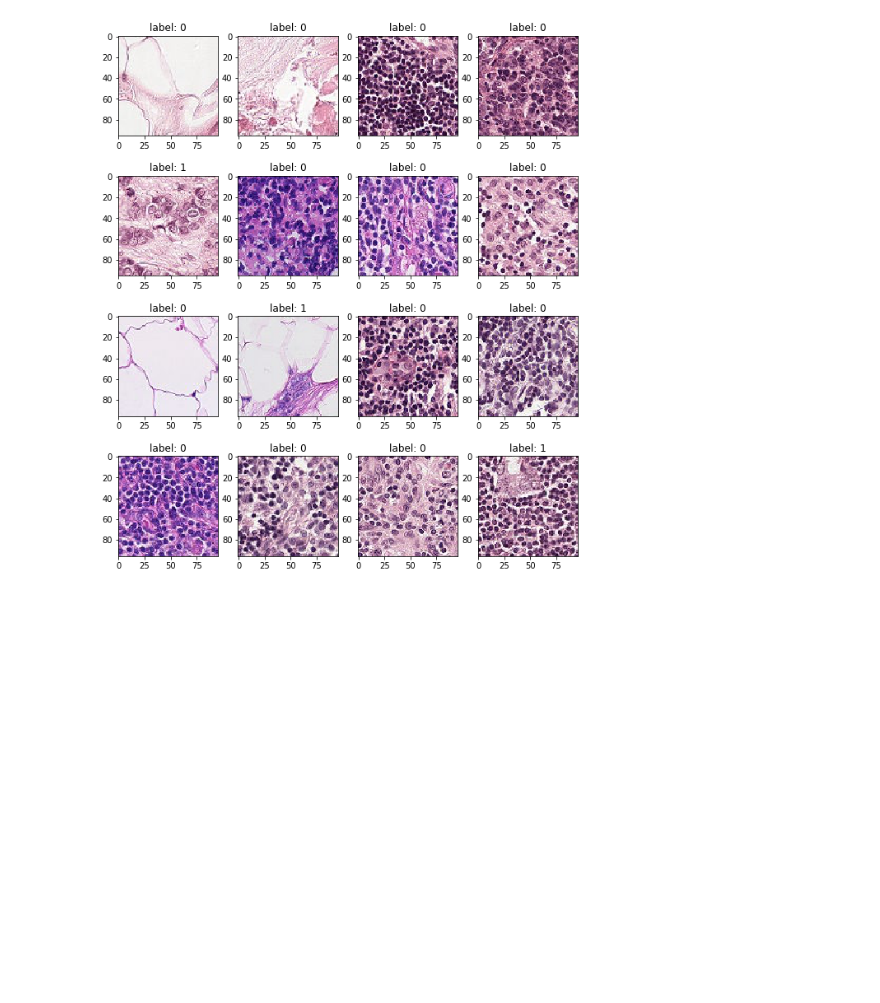
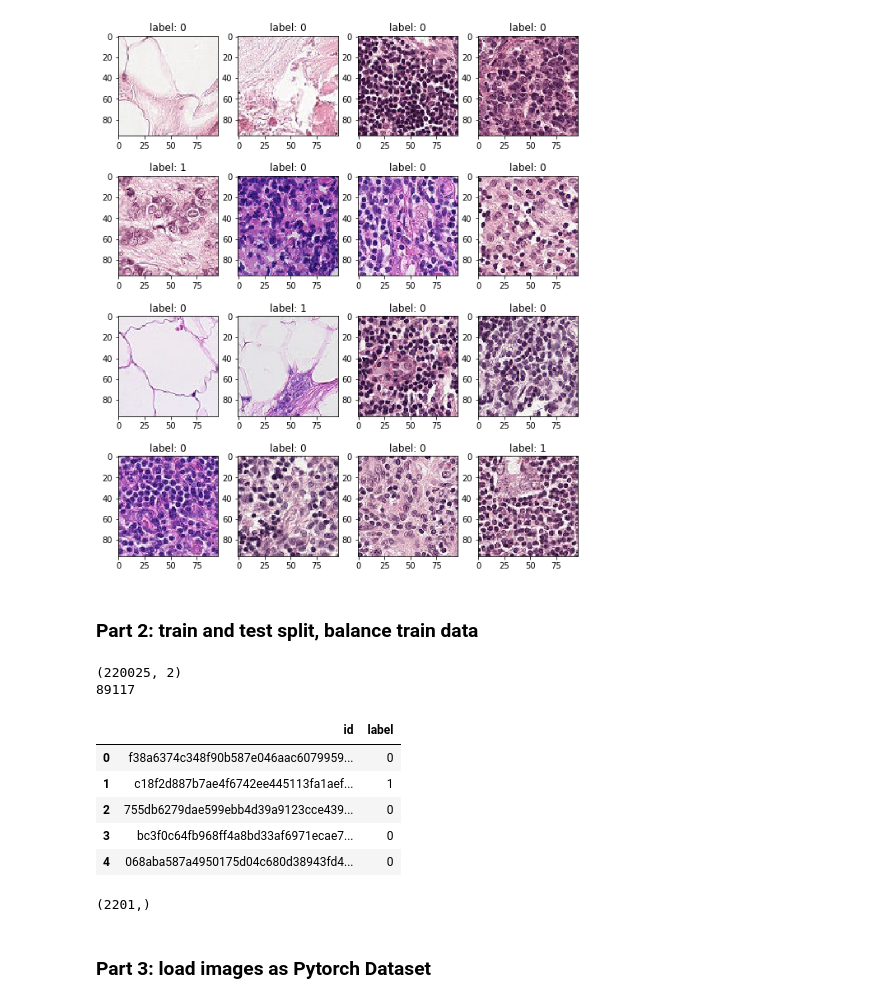
Before and after one commit to xgu60/Kaggle_Histopathologic_Cancer_Detection, a Jupyter notebook: kaggle_histo.ipynb, the cells around one changed output. Cells and saved outputs as stored; diff of their text form; code cells hidden in the pictures; blank space fills up the shorter version.

Commit message:
figure out how to load image to pytorch

```diff
--- a/kaggle_histo.ipynb
+++ b/kaggle_histo.ipynb
@@ -39,3 +41,5 @@ for image, label, ax in zip(imgs, filelabels, axes.ravel()):
 # %% [output]
 length of imgs: 16
 [figure]
+# %% [markdown]
+### Part 2: train and test split, balance train data
@@ -41,0 +49,14 @@ length of imgs: 16
+# %%
+data = pd.read_csv("data/train_labels.csv")
+print(data.shape)
+print(sum(data.label))
+data.head()
+# %% [output]
+(220025, 2)
+89117
+|  | id | label |
+| 0 | f38a6374c348f90b587e046aac6079959... | 0 |
+| 1 | c18f2d887b7ae4f6742ee445113fa1aef... | 1 |
+| 2 | 755db6279dae599ebb4d39a9123cce439... | 0 |
+| 3 | bc3f0c64fb968ff4a8bd33af6971ecae7... | 0 |
+| 4 | 068aba587a4950175d04c680d38943fd4... | 0 |
@@ -41,0 +66,4 @@ length of imgs: 16
+# %%
+test_x.shape
+# %% [output]
+(2201,)
@@ -41,0 +76,2 @@ length of imgs: 16
+# %% [markdown]
+### Part 3: load images as Pytorch Dataset
```
Also changed, not shown: parts of 9 cells of this notebook.
